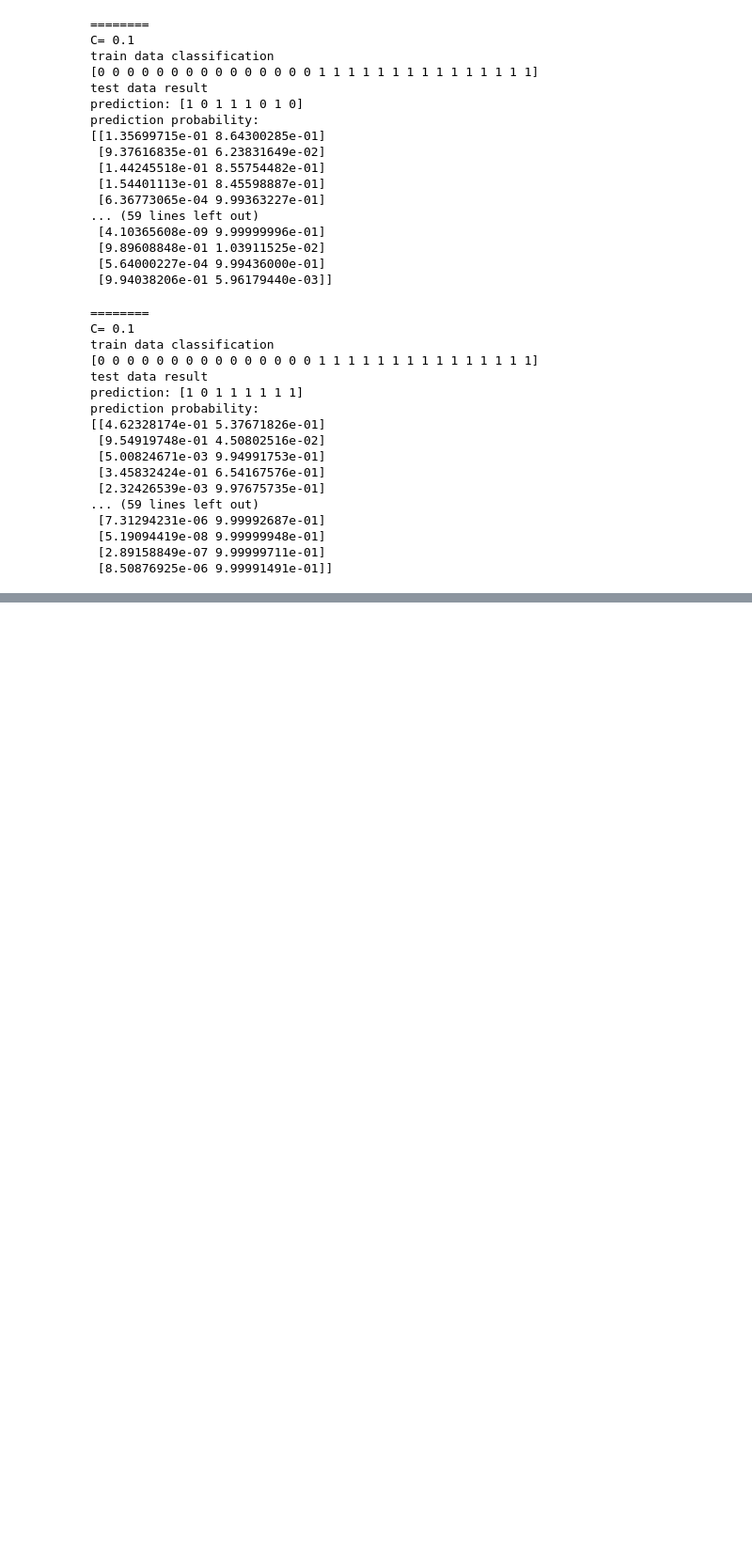
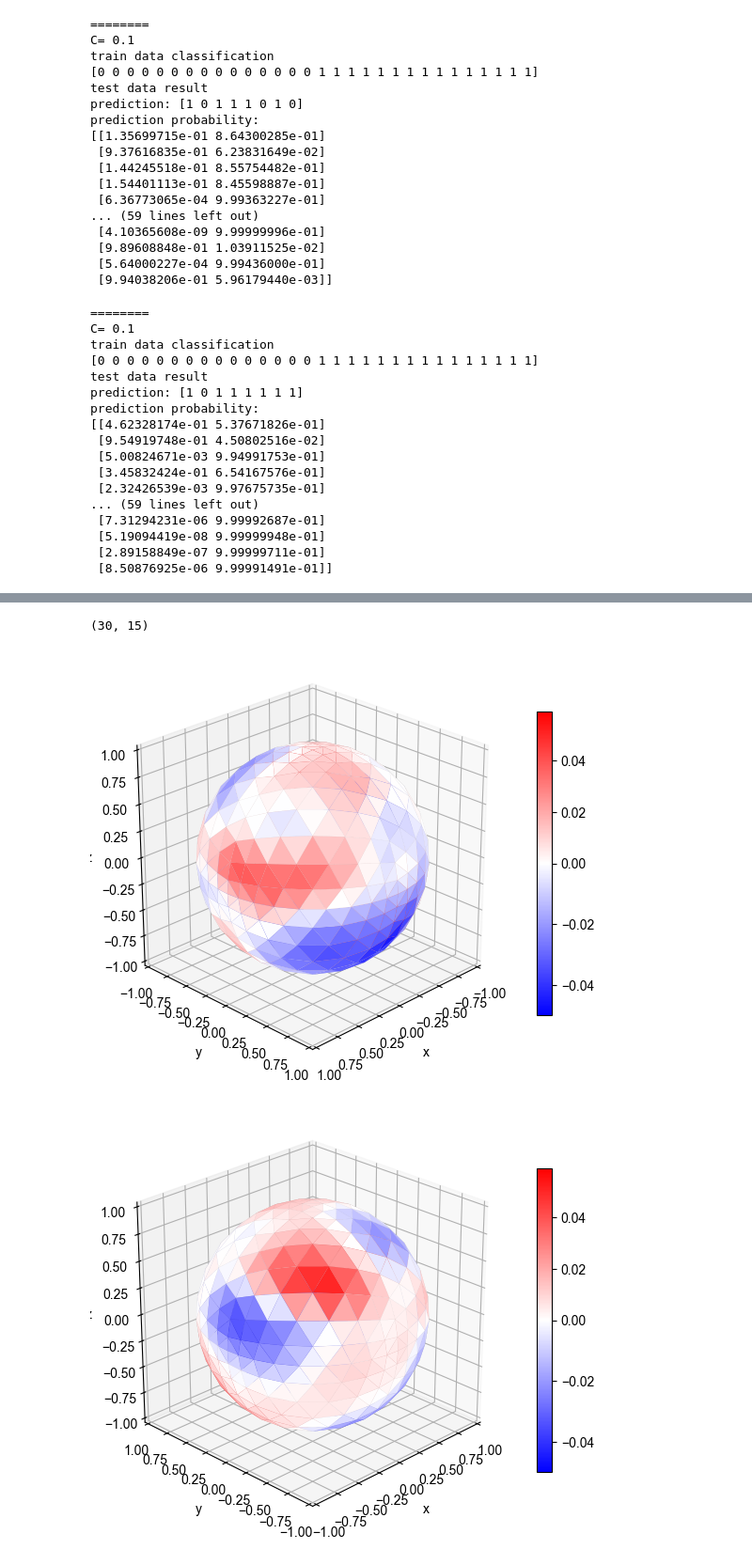
Before and after one commit to TopologicalBird/airway-pht-2, a Jupyter notebook: codes/evaluation_github.ipynb, the cells around one changed output, grey strips where cells are left out. Shown at 94% size. Drawn from its saved outputs; the diff is of its cells as text; code cells hidden in the pictures; blank space fills up the shorter version.

```diff
--- a/codes/evaluation_github.ipynb
+++ b/codes/evaluation_github.ipynb
@@ -807,0 +913,26 @@ prediction probability:
+# %%
+### Class information for train dataset (half left. half right)
+Class=np.array([0,0,0,0,0,0,0,0,0,0,0,0,0,0,0,1,1,1,1,1,1,1,1,1,1,1,1,1,1,1])
+len(Class),len(np.where(Class==0)[0])
+# %% [output]
+(30, 15)
+# %%
+lr = LogisticRegression(C=1,penalty='l2',random_state=0, solver='liblinear')
+lr.fit(directLR_3dslicer, Class)
+dirs = octahedron_directions()
+loadings = lr.coef_.ravel()
+
+plot_direction_heat_mesh(
+    dirs,
+    loadings,
+    orientation=True
+)
+
+plot_direction_heat_mesh(
+    dirs,
+    loadings,
+    orientation=False
+)
+# %% [output]
+[figure, added]
+[figure, added]
```
Also changed, not shown: parts of 14 cells of this notebook, 2 other files.
